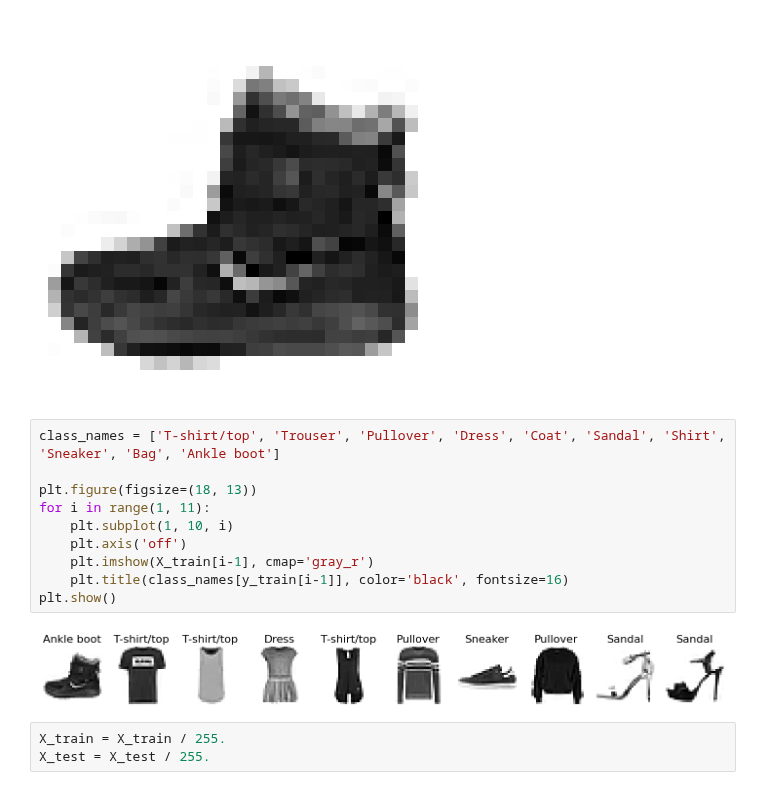
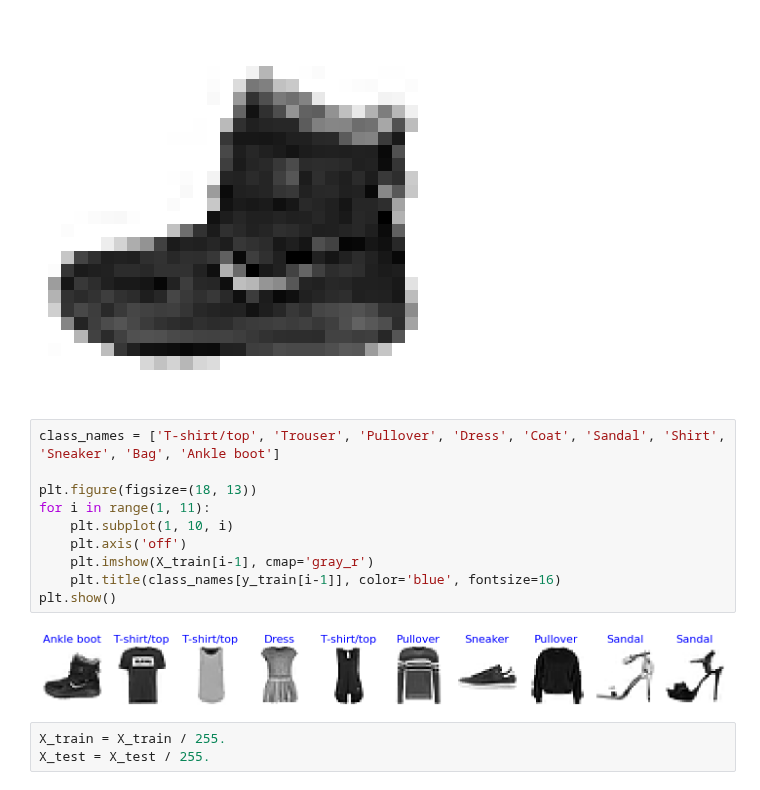
Before and after one commit to kurek0010/data-science-bootcamp, a Jupyter notebook: 07_uczenie_glebokie/03_fashion_MNIST.ipynb, the cells around one changed output. Drawn from its saved outputs; the diff is of its cells as text.

```diff
--- a/07_uczenie_glebokie/03_fashion_MNIST.ipynb
+++ b/07_uczenie_glebokie/03_fashion_MNIST.ipynb
@@ -114,15 +114,15 @@ plt.axis('off')
 # %%
 class_names = ['T-shirt/top', 'Trouser', 'Pullover', 'Dress', 'Coat', 'Sandal', 'Shirt', 'Sneaker', 'Bag', 'Ankle boot']
 
 plt.figure(figsize=(18, 13))
 for i in range(1, 11):
     plt.subplot(1, 10, i)
     plt.axis('off')
     plt.imshow(X_train[i-1], cmap='gray_r')
-    plt.title(class_names[y_train[i-1]], color='black', fontsize=16)
+    plt.title(class_names[y_train[i-1]], color='blue', fontsize=16)
 plt.show()
 # %% [output]
-[figure, old version]
+[figure, new version]
 # %%
 X_train = X_train / 255.
 X_test = X_test / 255.
```
Also changed, not shown: parts of 12 cells of this notebook.
